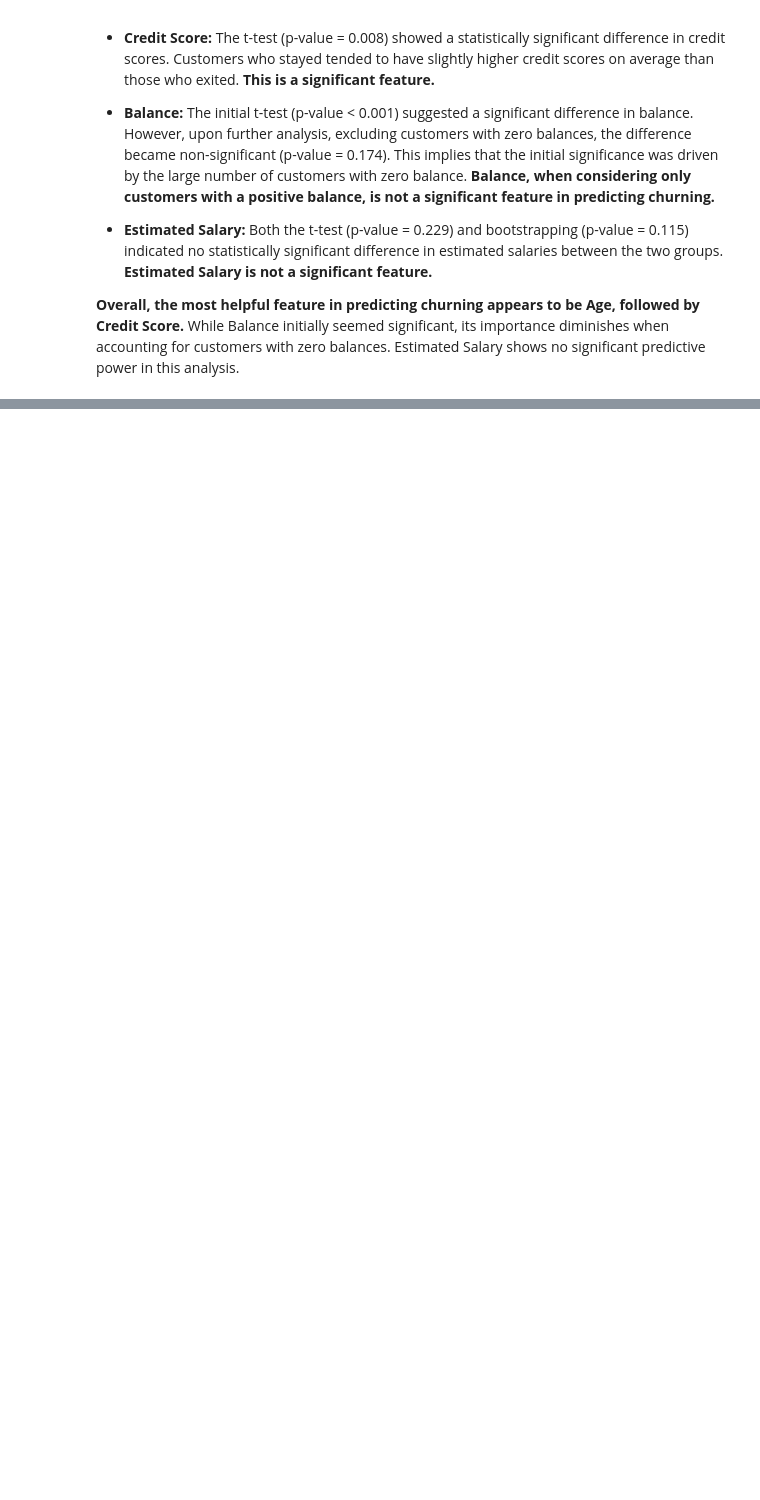
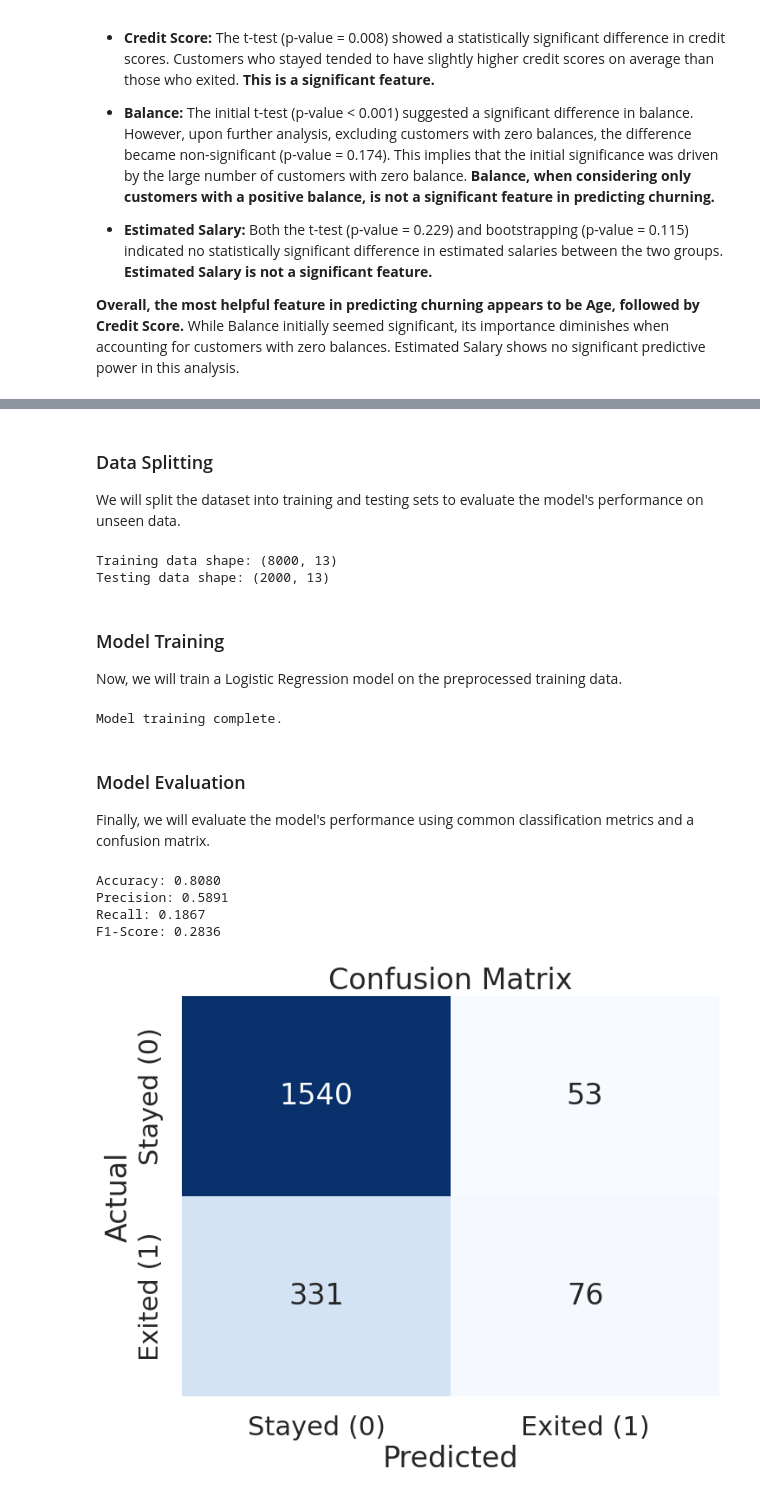
Before and after one commit to Lyv-ux/DI_Bootcamp, a Jupyter notebook: W4D4DailyChallenge_StatforML.ipynb, the cells around one changed output, grey strips where cells are left out. Cells and saved outputs as stored; diff of their text form; code cells hidden in the pictures; blank space fills up the shorter version.

```diff
--- a/W4D4DailyChallenge_StatforML.ipynb
+++ b/W4D4DailyChallenge_StatforML.ipynb
@@ -253,0 +342,58 @@ Based on our inferential statistical analysis, we found the following:
+# %% [markdown]
+### Data Splitting
+
+We will split the dataset into training and testing sets to evaluate the model's performance on unseen data.
+# %%
+# Split data into training and testing sets
+X_train, X_test, y_train, y_test = train_test_split(X, y, test_size=0.2, random_state=42, stratify=y)
+
+print(f"Training data shape: {X_train.shape}")
+print(f"Testing data shape: {X_test.shape}")
+# %% [output]
+Training data shape: (8000, 13)
+Testing data shape: (2000, 13)
+# %% [markdown]
+### Model Training
+
+Now, we will train a Logistic Regression model on the preprocessed training data.
+# %%
+# Train the model
+model.fit(X_train, y_train)
+print("Model training complete.")
+# %% [output]
+Model training complete.
+# %% [markdown]
+### Model Evaluation
+
+Finally, we will evaluate the model's performance using common classification metrics and a confusion matrix.
+# %%
+# Make predictions on the test set
+y_pred = model.predict(X_test)
+
+# Calculate evaluation metrics
+accuracy = accuracy_score(y_test, y_pred)
+precision = precision_score(y_test, y_pred)
+recall = recall_score(y_test, y_pred)
+f1 = f1_score(y_test, y_pred)
+
+print(f"Accuracy: {accuracy:.4f}")
+print(f"Precision: {precision:.4f}")
+print(f"Recall: {recall:.4f}")
+print(f"F1-Score: {f1:.4f}")
+
+# Plot Confusion Matrix
+cm = confusion_matrix(y_test, y_pred)
+plt.figure(figsize=(8, 6))
+sns.heatmap(cm, annot=True, fmt='d', cmap='Blues', cbar=False,
+            xticklabels=['Stayed (0)', 'Exited (1)'],
+            yticklabels=['Stayed (0)', 'Exited (1)'])
+plt.xlabel('Predicted')
+plt.ylabel('Actual')
+plt.title('Confusion Matrix')
+plt.show()
+# %% [output]
+Accuracy: 0.8080
+Precision: 0.5891
+Recall: 0.1867
+F1-Score: 0.2836
+[figure, added]
```
Also changed, not shown: parts of 19 cells of this notebook.
